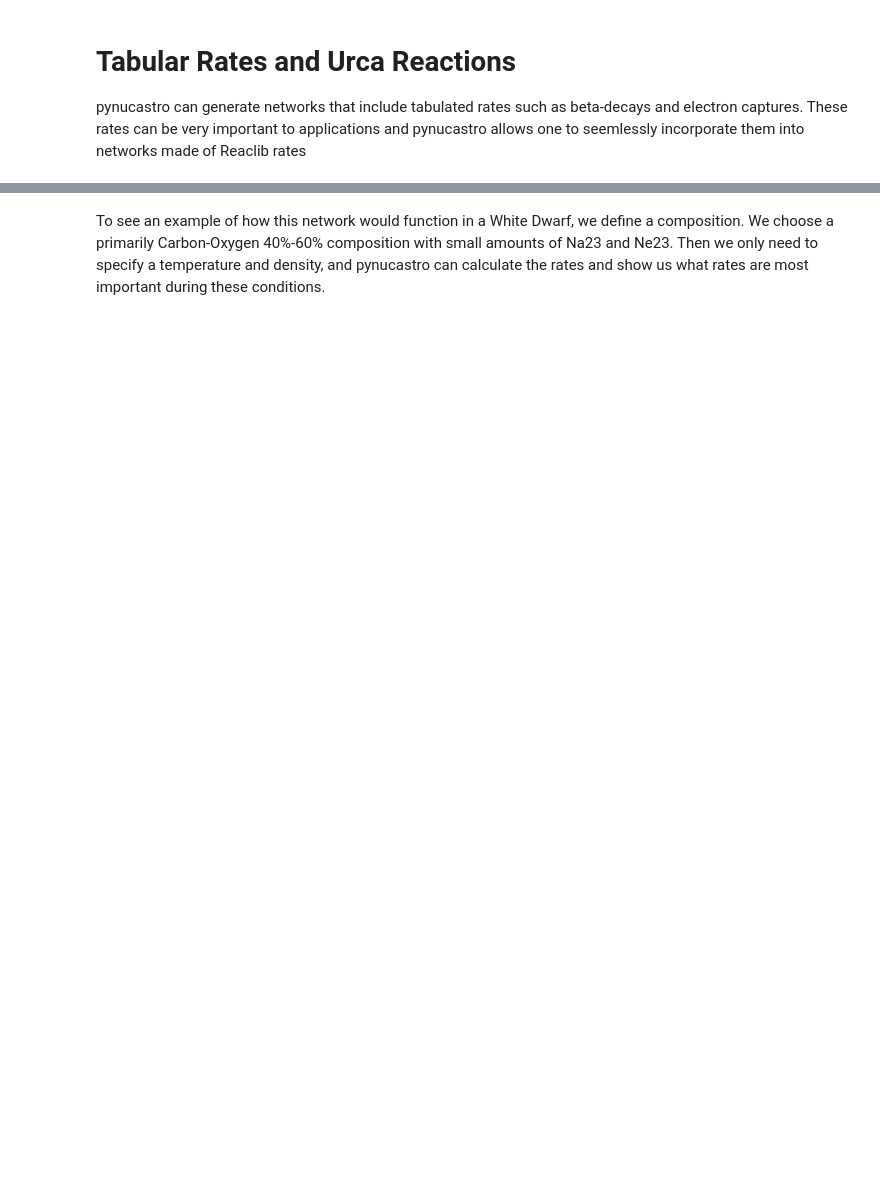
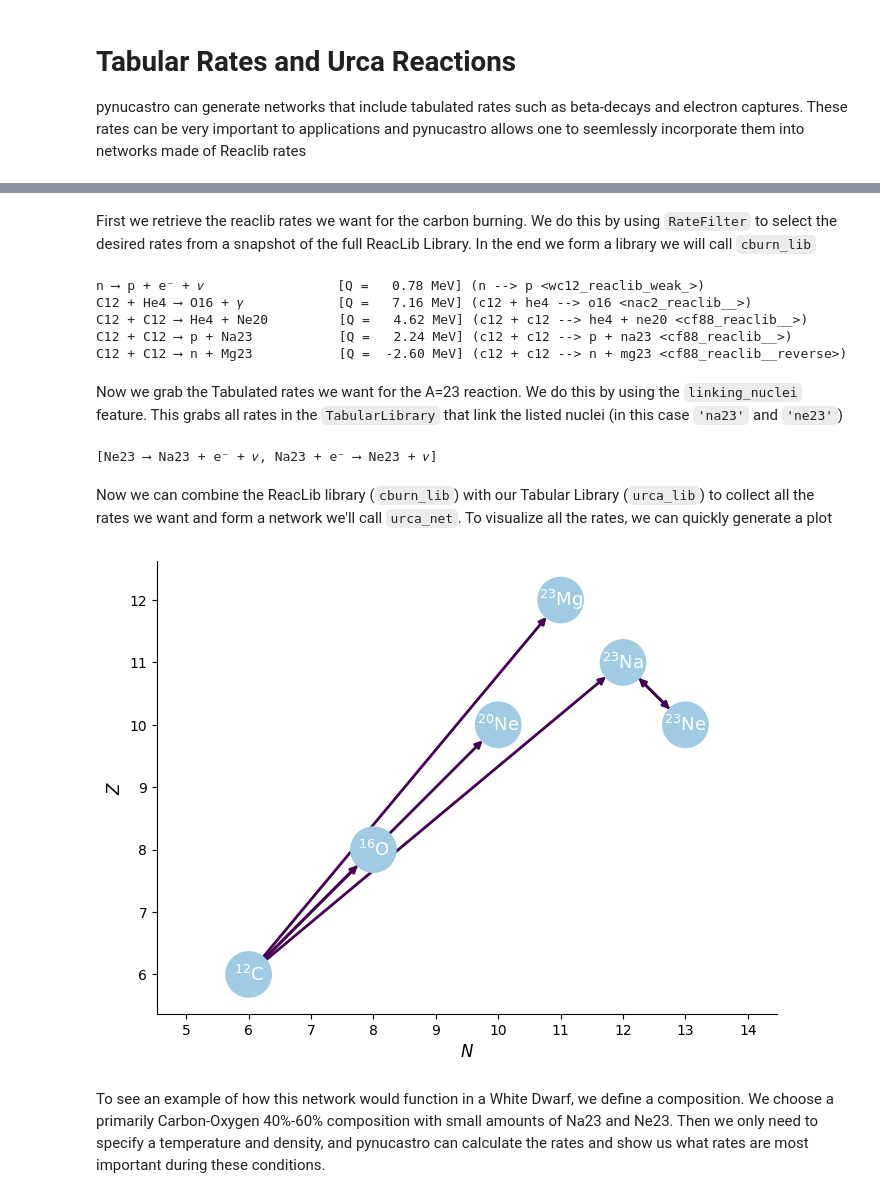
Before and after one commit to pynucastro/paper_notebooks, a Jupyter notebook: urca_network.ipynb, the cells around one changed output, grey strips where cells are left out. Cells and saved outputs as stored; diff of their text form; code cells hidden in the pictures; blank space fills up the shorter version.

```diff
--- a/urca_network.ipynb
+++ b/urca_network.ipynb
@@ -28,3 +14,38 @@ urca_net.plot("urca_net.pdf")
+# %% [markdown]
+First we retrieve the reaclib rates we want for the carbon burning. We do this by using `RateFilter` to select the desired rates from a snapshot of the full ReacLib Library. In the end we form a library we will call `cburn_lib`
+# %%
+full_lib = pyna.ReacLibLibrary()
+
+# get desired reaclib rates
+c12_c12_filter = pyna.RateFilter(reactants=['c12', 'c12'])
+c12_o16_filter = pyna.RateFilter(reactants=['c12', 'he4'], products=['o16'])
+n_decay_filter = pyna.RateFilter(reactants=['n'], products=['p'])
+cburn_lib = full_lib.filter(c12_c12_filter) + full_lib.filter(c12_o16_filter) + full_lib.filter(n_decay_filter)
+
+print(cburn_lib)
+# %% [output]
+n ⟶ p + e⁻ + 𝜈                 [Q =   0.78 MeV] (n --> p <wc12_reaclib_weak_>)
+C12 + He4 ⟶ O16 + 𝛾            [Q =   7.16 MeV] (c12 + he4 --> o16 <nac2_reaclib__>)
+C12 + C12 ⟶ He4 + Ne20         [Q =   4.62 MeV] (c12 + c12 --> he4 + ne20 <cf88_reaclib__>)
+C12 + C12 ⟶ p + Na23           [Q =   2.24 MeV] (c12 + c12 --> p + na23 <cf88_reaclib__>)
+C12 + C12 ⟶ n + Mg23           [Q =  -2.60 MeV] (c12 + c12 --> n + mg23 <cf88_reaclib__reverse>)
+# %% [markdown]
+Now we grab the Tabulated rates we want for the A=23 reaction. We do this by using the `linking_nuclei` feature. This grabs all rates in the `TabularLibrary` that link the listed nuclei (in this case `'na23'` and `'ne23'`)
+# %%
+# get desired Tabular rates
+tabular_lib = pyna.TabularLibrary()
+urca23_nuc = ['na23', 'ne23']
+urca_lib = tabular_lib.linking_nuclei(urca23_nuc)
+urca_lib.get_rates()
+# %% [output]
+[Ne23 ⟶ Na23 + e⁻ + 𝜈, Na23 + e⁻ ⟶ Ne23 + 𝜈]
+# %% [markdown]
+Now we can combine the ReacLib library (`cburn_lib`) with our Tabular Library (`urca_lib`) to collect all the rates we want and form a network we'll call `urca_net`. To visualize all the rates, we can quickly generate a plot
+# %%
+urca_net = pyna.RateCollection(libraries=[cburn_lib, urca_lib])
+urca_net.plot()
+# %% [output]
+[figure, added]
 # %% [markdown]
 To see an example of how this network would function in a White Dwarf, we define a composition. We choose a primarily Carbon-Oxygen 40%-60% composition with small amounts of Na23 and Ne23. Then we only need to specify a temperature and density, and pynucastro can calculate the rates and show us what rates are most important during these conditions.
 # %%
```
Also changed, not shown: parts of 4 cells of this notebook.
